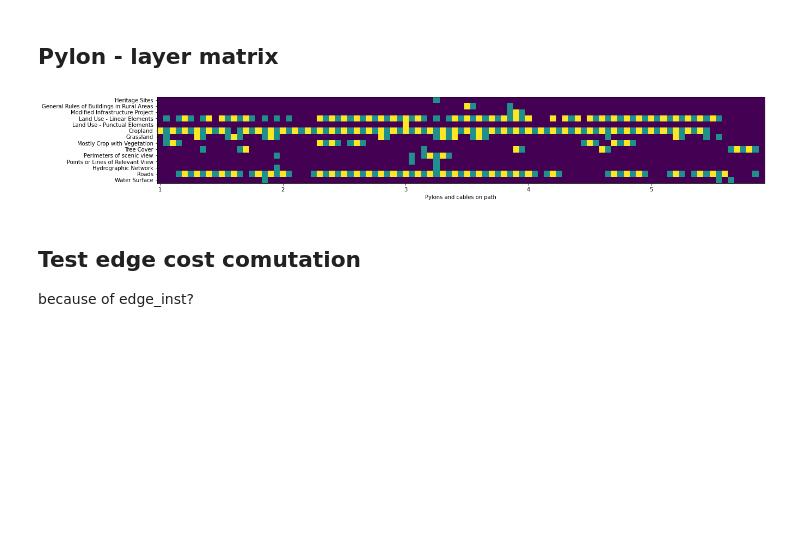
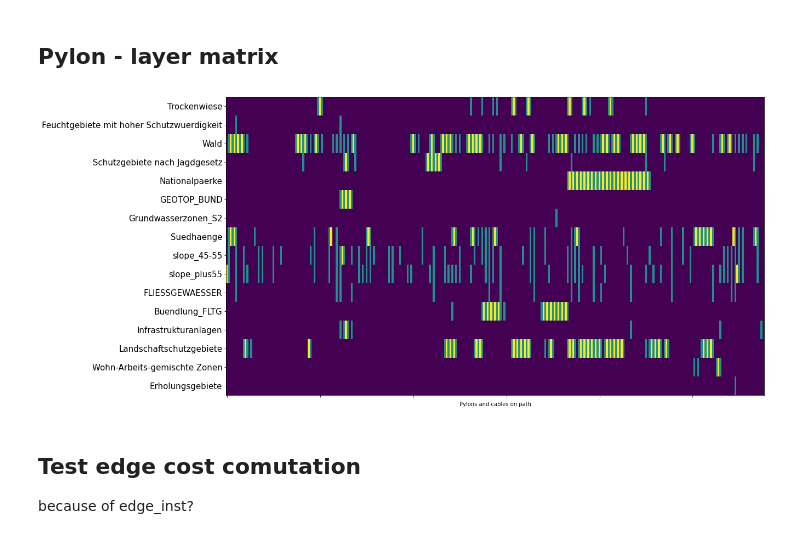
Before and after one commit to NinaWie/PowerPlanner, a Jupyter notebook: notebooks/evaluation.ipynb, the cells around one changed output. Saved outputs shown, nothing was run; the diff lists cells and outputs as text; code cells hidden in the pictures; blank space fills up the shorter version.

```diff
--- a/notebooks/evaluation.ipynb
+++ b/notebooks/evaluation.ipynb
@@ -236,9 +236,9 @@ from power_planner.utils.utils import normalize, bresenham_line, discrete_angle_
 from power_planner.utils.utils_costs import CostUtils
 from power_planner.utils.utils_constraints import ConstraintUtils
 # %%
-layer_path = "/Users/ninawiedemann/Desktop/thesis/data/belgium.nosync/tif_layers"
-csv_path = "/Users/ninawiedemann/Desktop/thesis/data/belgium.nosync/layer_weights.csv"
-json_path = "/Users/ninawiedemann/Desktop/thesis/outputs/paths_compare"
+layer_path = "/Users/ninawiedemann/Desktop/thesis/data/instance_CH.nosync/tif_layers" # belgium.nosync/tif_layers"
+csv_path = "/Users/ninawiedemann/Desktop/thesis/data/instance_CH.nosync/layer_weights.csv" # /belgium.nosync/layer_weights.csv"
+json_path = "/Users/ninawiedemann/Desktop/thesis/outputs/" # paths_compare"
 # %%
 def get_raw_data(layer_path, csv_path, scenario=1):
     layer_list = pd.read_csv(csv_path).dropna()
@@ -259,15 +259,16 @@ def get_raw_data(layer_path, csv_path, scenario=1):
 
             # add to hard constraints or general instance
             if row["weight_" + str(scenario)]=="Forbidden":
-                constraint = arr.astype(int) > 0.5 * np.max(arr)
+                constraint = (arr.astype(int) != 1).astype(int)
                 forb_arr.append(constraint)
                 print(constraint.shape)
             else:
-                costs = np.absolute(normalize(arr) - 1)
+                costs = (arr==1).astype(int)
+                # costs = np.absolute(normalize(arr) - 1)
                 layer_arr.append(costs)
-                layer_weights.append(row["weight_" + str(scenario)])
+                layer_weights.append(row["weight_" + str(scenario)]*row["category_weight_" + str(scenario)])
                 layer_classes.append(row["class"])
-                layer_names.append(row["Corresponding Name"])
+                layer_names.append(row["Layer Name"]) # ["Corresponding Name"])
         else:
             print("file not found:", row["Layer Name"])
     df = pd.DataFrame()
@@ -275,7 +276,10 @@ def get_raw_data(layer_path, csv_path, scenario=1):
     df["arr_inds"] = [i for i in range(len(layer_arr))]
     df["class"] = layer_classes
     df["layer"] = layer_names
-    return np.swapaxes(np.array(layer_arr),2,1), np.swapaxes(np.array(forb_arr), 2,1), df
+    layer_arr = np.asarray(layer_arr)
+    if len(forb_arr)==0:
+        forb_arr = np.ones(layer_arr.shape)
+    return np.swapaxes(layer_arr,2,1), np.swapaxes(np.array(forb_arr), 2,1), df
 # %% [markdown]
 ### Display hard constraints
 # %%
@@ -399,12 +404,13 @@ file not found: CyclingWays
 # %%
 # read in ksp from one file
-with open(os.path.join(json_path, "impl_lg_5_ksp_orig.json"), "r") as infile:
+with open(os.path.join(json_path, "chinst_scale2_scen1_a4_path_orig.json"), "r") as infile:
     b_path = json.load(infile)
-path_list = [np.asarray(p) for p in path_list]
+path_list = [np.asarray(p) for p in b_path]
 json_names = ["ksp_"+str(i) for i in range(len(path_list))]
 # %%
 # read in several files
-json_names = ["impl_0e_3a.json", "impl_2e_2a.json", "impl_3e_0a.json"]
+json_names = ["ch_inst_test_orig.json"]
+# ["impl_0e_3a.json", "impl_2e_2a.json", "impl_3e_0a.json", "impl_parcel_2e_2a.json"]
 # ["impl_lg.json", "normal.json",  "impl_5e_1a.json"] # "edge_cost_2_orig.json" - does not work because scale 2 -> forbidden areas (can still take it but will give assertion error)
 path_list = []
 for j_name in json_names:
@@ -621,27 +655,28 @@ def pylon_matrix(arr, path):
 # %%
 # OPTION 1: pylons and edges both as one field
 out_matrix = pylon_edge_matrix(arr, path)
 # OPTION 2: all fields of cables seperately
 # out_matrix = pylon_cable_matrix(arr, path)
 # OPTION 3: simply take pylons, no cables considered
 # out_matrix = pylon_matrix(arr, path)
 
 # restrict to nonzero:
 layer_labels = df["layer"].values[np.any(out_matrix, axis=1)]
 out_matrix = out_matrix[np.any(out_matrix, axis=1)]
 
 # PLOTTING
 fig, ax = plt.subplots(figsize=(20,10))
 ax.imshow(out_matrix)
-ax.set_xticklabels([i for i in range(len(out_matrix[0]))])
-ax.set_yticklabels(layer_labels)
+ax.set_xticklabels([i for i in range(len(out_matrix[0]))], fontsize=1)
+ax.set_yticklabels(layer_labels, fontsize=15)
 # plt.xticks([i for i in range(len(is_pylon))])
 plt.yticks([i for i in range(len(out_matrix))])
 plt.xlabel("Pylons and cables on path")
-# ax.set_aspect(aspect=10)
+ax.set_aspect(aspect=10)
+plt.savefig("../../figure/pylon_cable_cost2.png")
 plt.show()
 # %% [output]
-[figure, old version]
+[figure, new version]
 # %% [markdown]
 ## Test edge cost comutation
 
```
Also changed, not shown: parts of 25 cells of this notebook, 6 other files.
